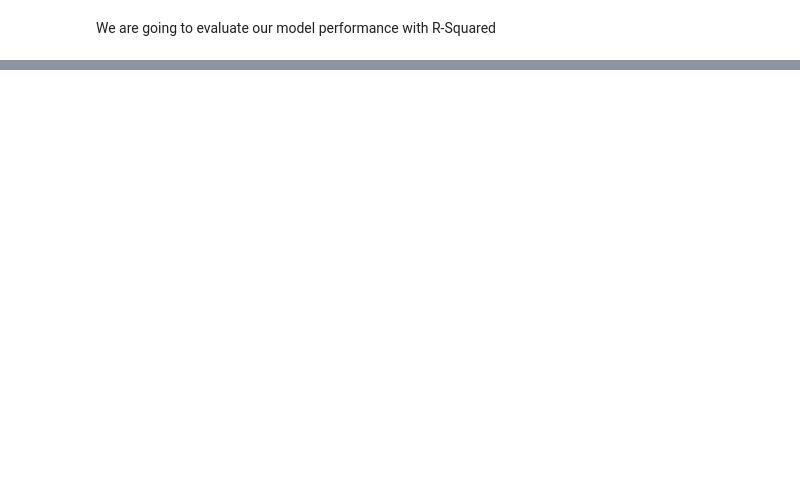
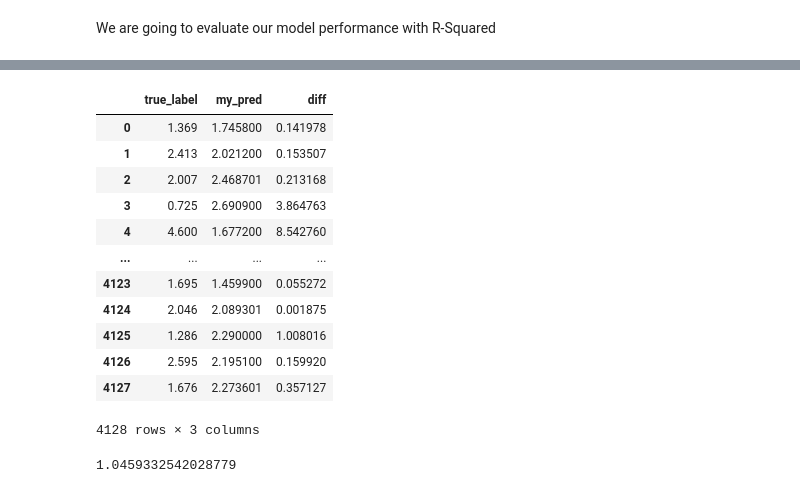
Before and after one commit to Aru-jan/IH-lessons, a Jupyter notebook: 7_ml/code_along_nb/7.1_intro_to_ml.ipynb, the cells around one changed output, grey strips where cells are left out. Saved outputs shown, nothing was run; the diff lists cells and outputs as text; code cells hidden in the pictures; blank space fills up the shorter version.

```diff
--- a/7_ml/code_along_nb/7.1_intro_to_ml.ipynb
+++ b/7_ml/code_along_nb/7.1_intro_to_ml.ipynb
@@ -273,0 +378,6 @@ Now, we will use KNN Regressor, we will use hyperparameter n_neighbors = 10.
+# %%
+from sklearn.neighbors import KNeighborsRegressor
+
+knn_reg = KNeighborsRegressor(n_neighbors=10)
+
+knn_reg.fit(X_train, y_train)
@@ -277,0 +394,4 @@ We are going to evaluate our model performance with R-Squared
+# %%
+from sklearn.metrics import r2_score
+pred = knn_reg.predict(X_test)
+r2_score(y_test, pred)
@@ -277,0 +406,4 @@ We are going to evaluate our model performance with R-Squared
+# %%
+df_compare = pd.DataFrame(y_test.values, columns = ["true_label"])
+df_compare["my_pred"] = pred
+df_compare
@@ -277,0 +424,21 @@ We are going to evaluate our model performance with R-Squared
+# %%
+df_compare['diff']= (df_compare.true_label - df_compare.my_pred)**2
+df_compare
+# %% [output]
+|  | true_label | my_pred | diff |
+| 0 | 1.369 | 1.745800 | 0.141978 |
+| 1 | 2.413 | 2.021200 | 0.153507 |
+| 2 | 2.007 | 2.468701 | 0.213168 |
+| 3 | 0.725 | 2.690900 | 3.864763 |
+| 4 | 4.600 | 1.677200 | 8.542760 |
+| ... | ... | ... | ... |
+| 4123 | 1.695 | 1.459900 | 0.055272 |
+| 4124 | 2.046 | 2.089301 | 0.001875 |
+| 4125 | 1.286 | 2.290000 | 1.008016 |
+| 4126 | 2.595 | 2.195100 | 0.159920 |
+| 4127 | 1.676 | 2.273601 | 0.357127 |
+4128 rows × 3 columns
+# %%
+np.sqrt(df_compare['diff'].sum()/4128)  # mean squared error manually
+# %% [output]
+1.0459332542028779
```
Also changed, not shown: parts of 23 cells of this notebook.
